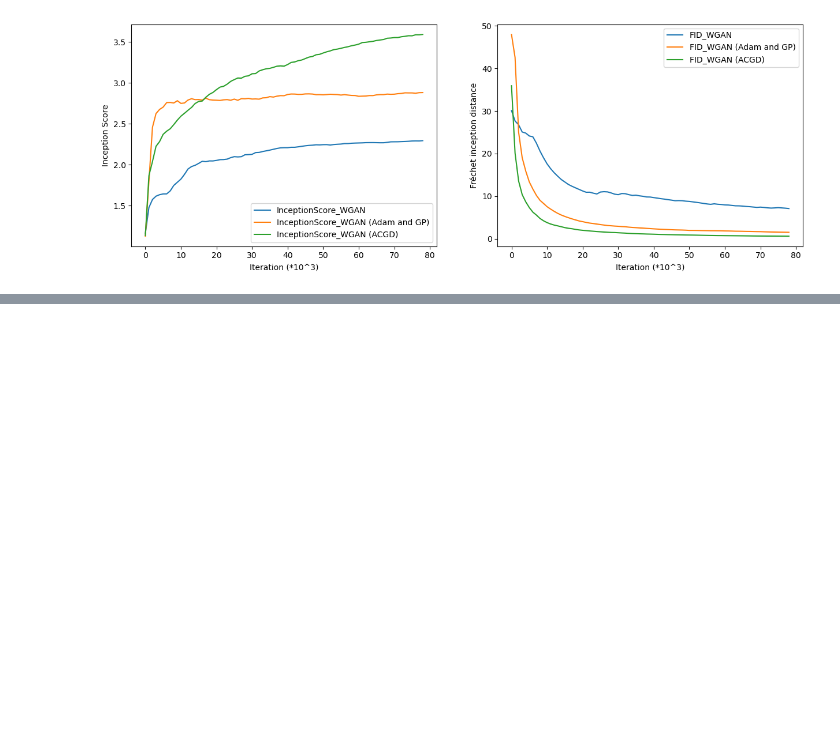
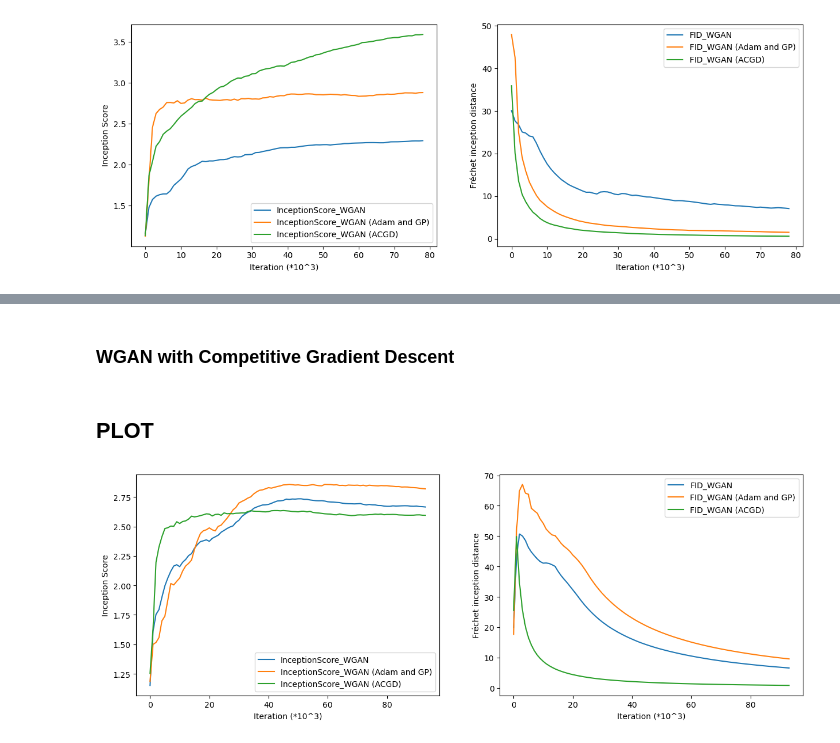
Before and after one commit to gabrieledangeli/OptML_miniproject_FGY, a Jupyter notebook: ON MNIST/score_analysis.ipynb, the cells around one changed output, grey strips where cells are left out. Saved outputs shown, nothing was run; the diff lists cells and outputs as text; code cells hidden in the pictures; blank space fills up the shorter version.

```diff
--- a/ON MNIST/score_analysis.ipynb
+++ b/ON MNIST/score_analysis.ipynb
@@ -64,0 +85,38 @@ plt.show()
+# %%
+is_score_WGAN_GP = np.load(path+'/Inception_Scores.npy')
+fid_score_WGAN_GP = np.load(path+'/FID_Scores.npy')
+# %% [markdown]
+### **WGAN** with **Competitive Gradient Descent**
+# %%
+gan_type = 'WGAN_ACGD'
+# %%
+path = os.path.join(save_dir, dataset, gan_type)
+# %%
+is_score_WGAN_ACGD = np.load(path+'/Inception_Scores.npy')
+fid_score_WGAN_ACGD = np.load(path+'/FID_Scores.npy')
+# %% [markdown]
+## **PLOT**
+# %%
+plt.figure(figsize=(15,5))
+
+x_is = range(len(is_score_WGAN))
+plt.subplot(1,2,1)
+plt.plot(x_is, is_score_WGAN, label='InceptionScore_WGAN')
+plt.plot(x_is, is_score_WGAN_GP, label='InceptionScore_WGAN (Adam and GP)')
+plt.plot(x_is, is_score_WGAN_ACGD, label='InceptionScore_WGAN (ACGD)')
+plt.xlabel('Iteration (*10^3)')
+plt.ylabel('Inception Score')
+plt.legend(loc='lower right')
+
+x_fid = range(len(fid_score_WGAN))
+plt.subplot(1,2,2)
+plt.plot(x_fid, fid_score_WGAN, label='FID_WGAN')
+plt.plot(x_fid, fid_score_WGAN_GP, label='FID_WGAN (Adam and GP)')
+plt.plot(x_fid, fid_score_WGAN_ACGD, label='FID_WGAN (ACGD)')
+plt.xlabel('Iteration (*10^3)')
+plt.ylabel('Fréchet inception distance')
+plt.legend(loc='upper right')
+
+plt.show()
+# %% [output]
+[figure, added]
```
Also changed, not shown: parts of 9 cells of this notebook.
